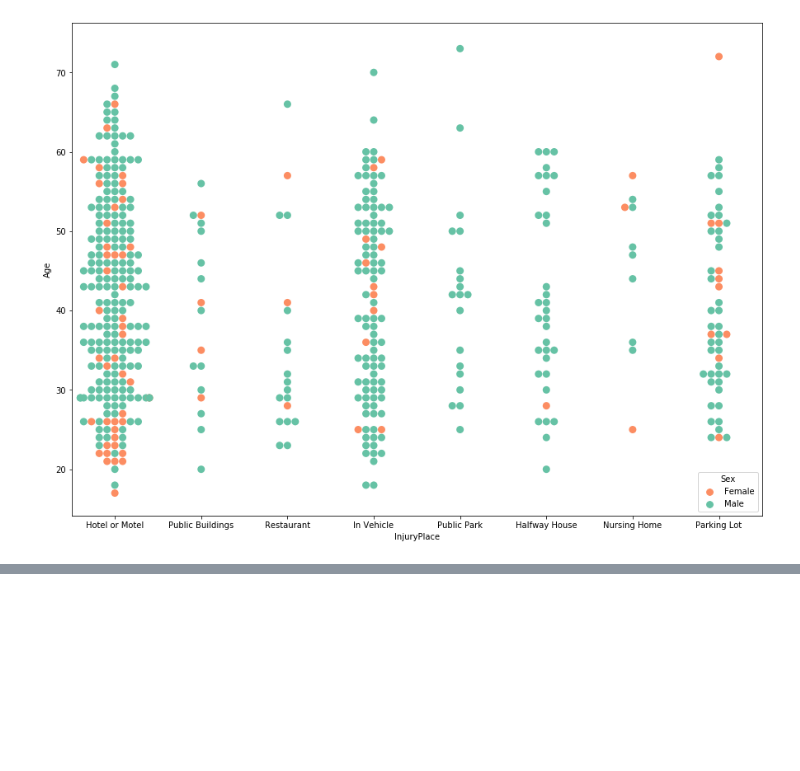
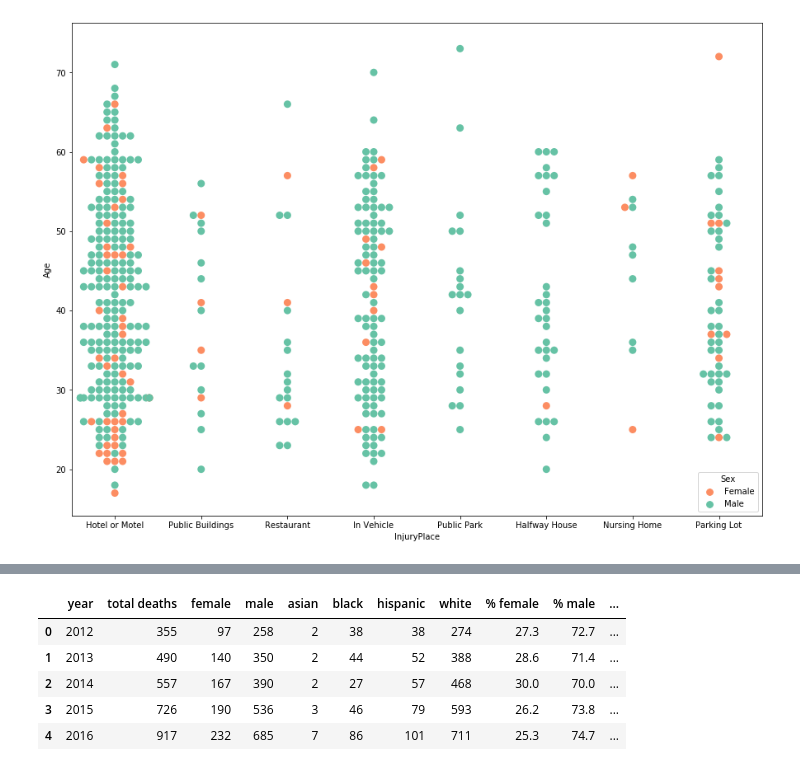
Before and after one commit to elenamlutz/data-studio-projects, a Jupyter notebook: Week 2/Connecticut Drug-Related Deaths, 2012-2018.ipynb, the cells around one changed output, grey strips where cells are left out. Cells and saved outputs as stored; diff of their text form; code cells hidden in the pictures; blank space fills up the shorter version.

```diff
--- a/Week 2/Connecticut Drug-Related Deaths, 2012-2018.ipynb
+++ b/Week 2/Connecticut Drug-Related Deaths, 2012-2018.ipynb
@@ -239,5 +237,14 @@ alt.Chart(source).mark_circle().encode(
 # %%
 df2 = pd.read_csv("totaldeathsbyrace.csv")
+# %%
+df2.head()
+# %% [output]
+|  | year | total deaths | female | male | asian | black | hispanic | white | % female | % male | ... |
+| 0 | 2012 | 355 | 97 | 258 | 2 | 38 | 38 | 274 | 27.3 | 72.7 | ... |
+| 1 | 2013 | 490 | 140 | 350 | 2 | 44 | 52 | 388 | 28.6 | 71.4 | ... |
+| 2 | 2014 | 557 | 167 | 390 | 2 | 27 | 57 | 468 | 30.0 | 70.0 | ... |
+| 3 | 2015 | 726 | 190 | 536 | 3 | 46 | 79 | 593 | 26.2 | 73.8 | ... |
+| 4 | 2016 | 917 | 232 | 685 | 7 | 86 | 101 | 711 | 25.3 | 74.7 | ... |
 # %%
 df2.plot(x='year',
          y=['% female', '% male'],
```
Also changed, not shown: parts of 6 cells of this notebook.
